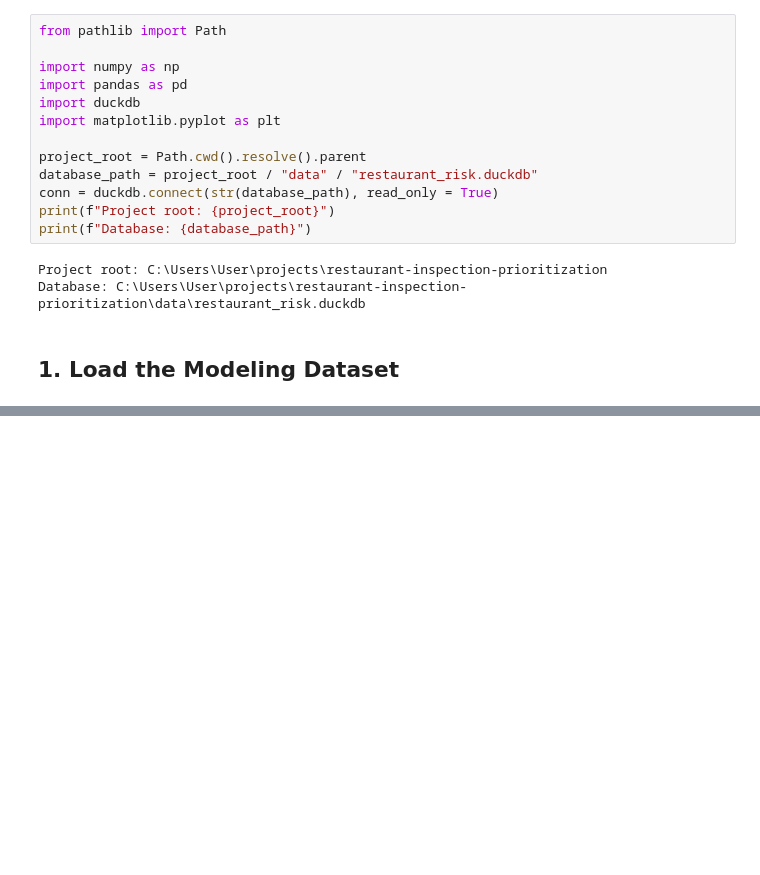
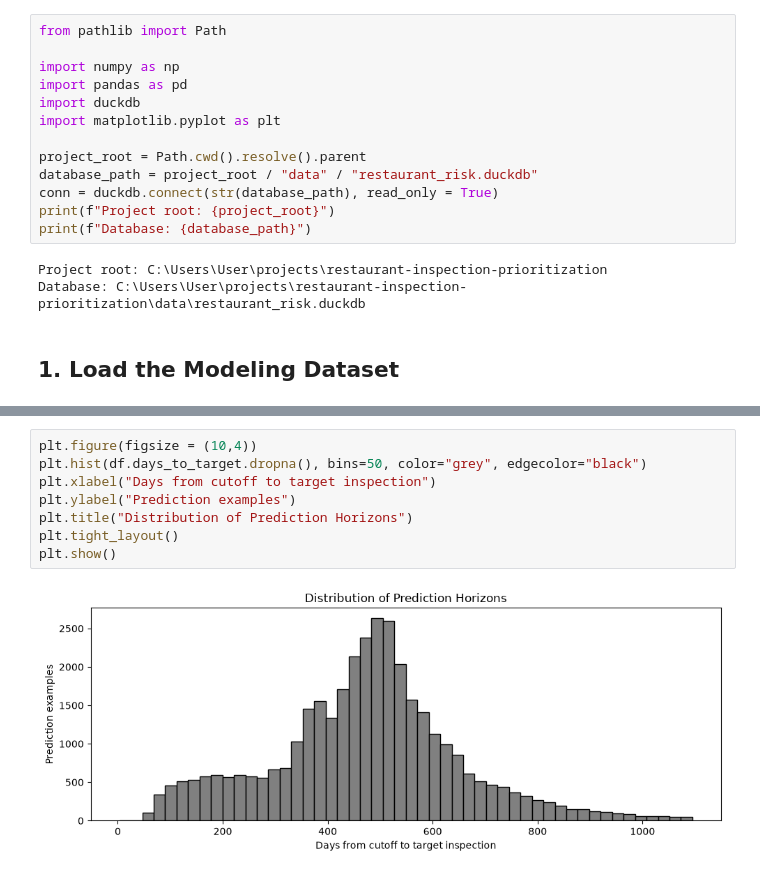
Before and after one commit to souro26/restaurant-inspection-prioritization, a Jupyter notebook: notebooks/01_modeling_dataset_eda.ipynb, the cells around one changed output, grey strips where cells are left out. Cells and saved outputs as stored; diff of their text form; blank space fills up the shorter version.

```diff
--- a/notebooks/01_modeling_dataset_eda.ipynb
+++ b/notebooks/01_modeling_dataset_eda.ipynb
@@ -325,0 +235,10 @@ threshold_comparison
+# %%
+plt.figure(figsize = (10,4))
+plt.hist(df.days_to_target.dropna(), bins=50, color="grey", edgecolor="black")
+plt.xlabel("Days from cutoff to target inspection")
+plt.ylabel("Prediction examples")
+plt.title("Distribution of Prediction Horizons")
+plt.tight_layout()
+plt.show()
+# %% [output]
+[figure, added]
```
Also changed, not shown: parts of 64 cells of this notebook, 5 other files.
